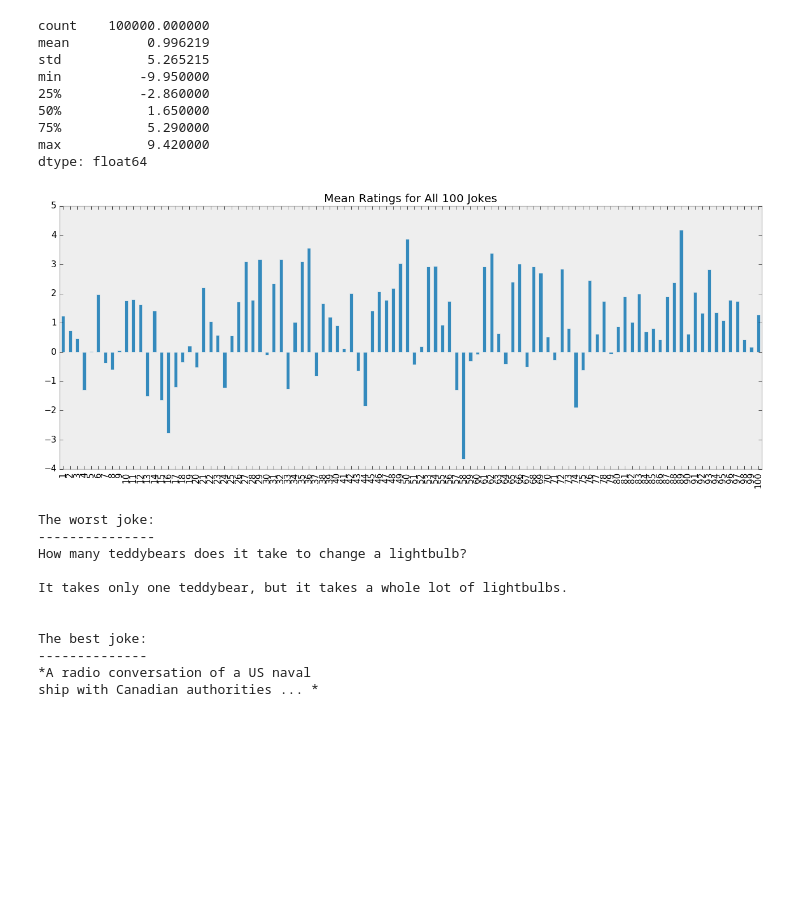
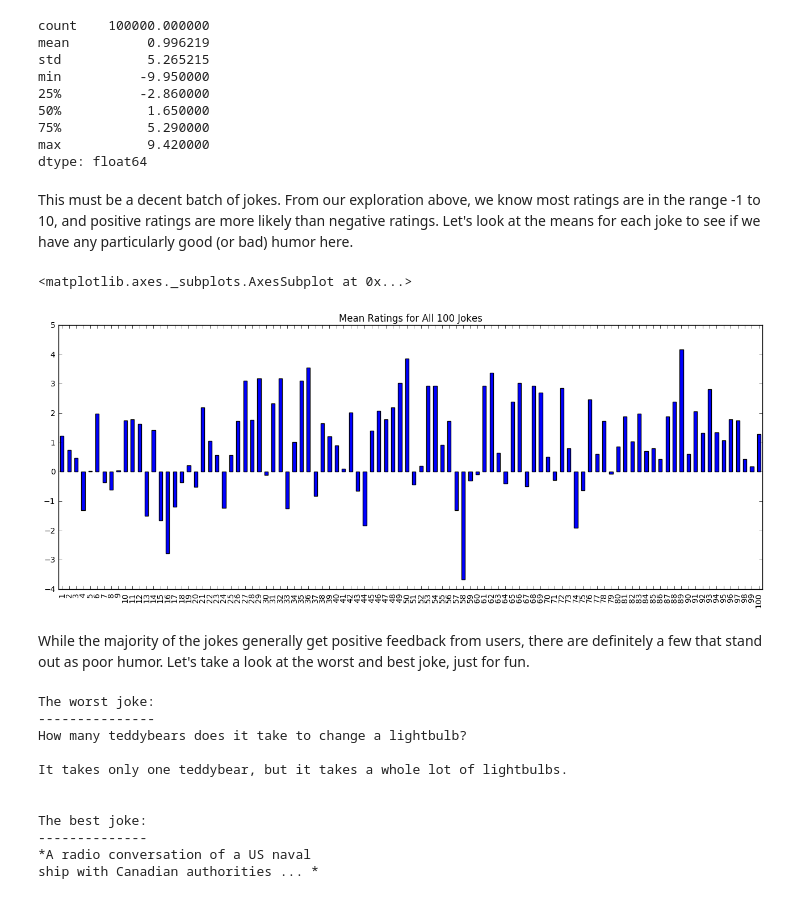
Before and after one commit to GalvanizeOpenSource/probabilistic-programming-intro, a Jupyter notebook: notebooks/probabilistic_matrix_factorization.ipynb, the cells around one changed output. Cells and saved outputs as stored; diff of their text form; code cells hidden in the pictures; blank space fills up the shorter version.

```diff
--- a/notebooks/probabilistic_matrix_factorization.ipynb
+++ b/notebooks/probabilistic_matrix_factorization.ipynb
@@ -53,19 +35,15 @@ The original data set can be [downloaded here](http://eigentaste.berkeley.edu/da
 # %%
+% matplotlib inline
+import matplotlib.pyplot as plt
 import pandas as pd
+import numpy as np
 import os
 import shutil
-
-import matplotlib.pyplot as plt
-%matplotlib inline
 %precision 4
-
 plt.style.use('bmh')
 DATA_DIR = './data'
 
-file_path = os.path.join(DATA_DIR,'jester-dataset-v1-dense-first-1000.csv')
-
-#jester-dataset-v1-dense-first-1000.csv
-data = pd.read_csv(file_path)
+data = pd.read_csv(os.path.join(DATA_DIR, 'jester-dataset-v1-dense-first-1000.csv'))
 data.head()
 # %% [output]
 |  | 1 | 2 | 3 | 4 | 5 | 6 | 7 | 8 | 9 | 10 | ... | ... |
@@ -106,12 +82,17 @@ min          -9.950000
 75%           5.290000
 max           9.420000
 dtype: float64
+# %% [markdown]
+
+This must be a decent batch of jokes. From our exploration above, we know most ratings are in the range -1 to 10, and positive ratings are more likely than negative ratings. Let's look at the means for each joke to see if we have any particularly good (or bad) humor here.
 # %%
-## look at joke means
 joke_means = data.mean(axis=0)
-ax = joke_means.plot(kind='bar', grid=False, figsize=(16, 6),
-                    title="Mean Ratings for All 100 Jokes", fontsize=11)
+joke_means.plot(kind='bar', grid=False, figsize=(16, 6),
+                title="Mean Ratings for All 100 Jokes")
 # %% [output]
+<matplotlib.axes._subplots.AxesSubplot at 0x...>
-[figure, old version]
+[figure, new version]
+# %% [markdown]
+While the majority of the jokes generally get positive feedback from users, there are definitely a few that stand out as poor humor. Let's take a look at the worst and best joke, just for fun.
 # %%
 import json
```
Also changed, not shown: parts of 56 cells of this notebook, 1 other file.
